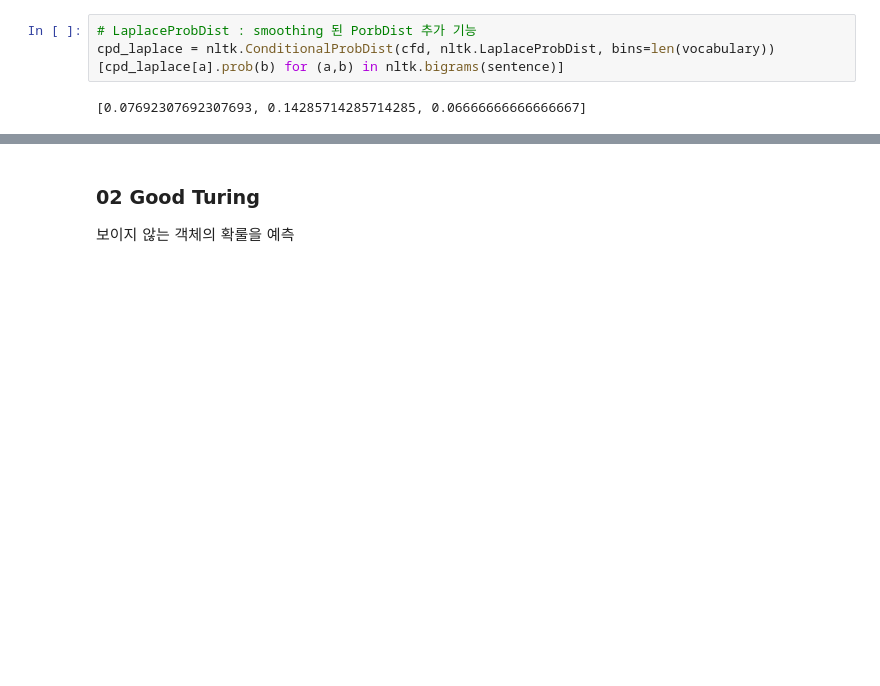
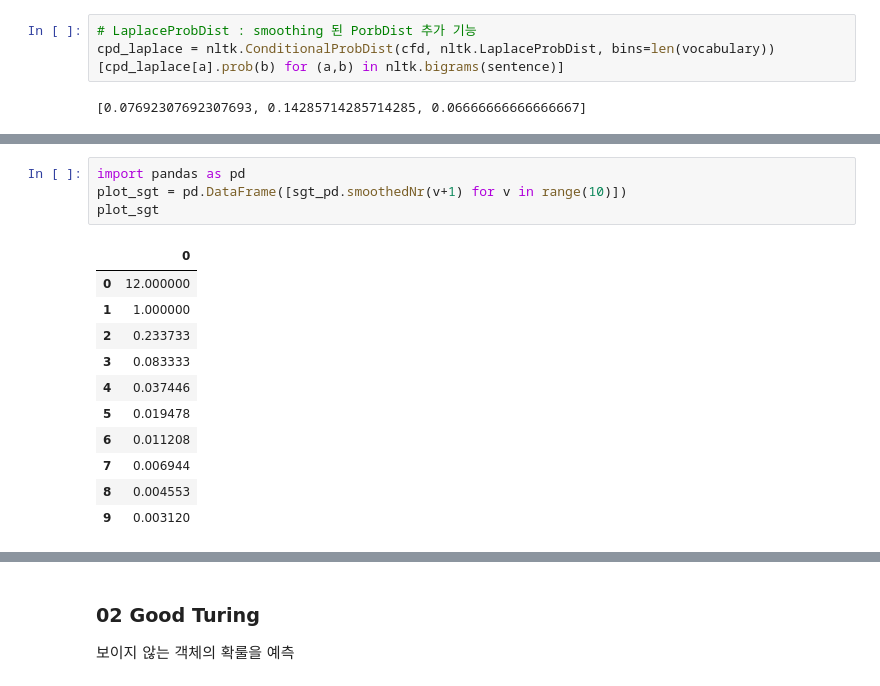
Before and after one commit to Queie/TensorFlow, a Jupyter notebook: 02.Modeling.ipynb, the cells around one changed output, grey strips where cells are left out. Saved outputs shown, nothing was run; the diff lists cells and outputs as text; blank space fills up the shorter version.

```diff
--- a/02.Modeling.ipynb
+++ b/02.Modeling.ipynb
@@ -382,0 +331,16 @@ cpd_laplace = nltk.ConditionalProbDist(cfd, nltk.LaplaceProbDist, bins=len(vocab
+# %%
+import pandas as pd
+plot_sgt = pd.DataFrame([sgt_pd.smoothedNr(v+1) for v in range(10)])
+plot_sgt
+# %% [output]
+|  | 0 |
+| 0 | 12.000000 |
+| 1 | 1.000000 |
+| 2 | 0.233733 |
+| 3 | 0.083333 |
+| 4 | 0.037446 |
+| 5 | 0.019478 |
+| 6 | 0.011208 |
+| 7 | 0.006944 |
+| 8 | 0.004553 |
+| 9 | 0.003120 |
```
Also changed, not shown: parts of 31 cells of this notebook, 2 other files.
